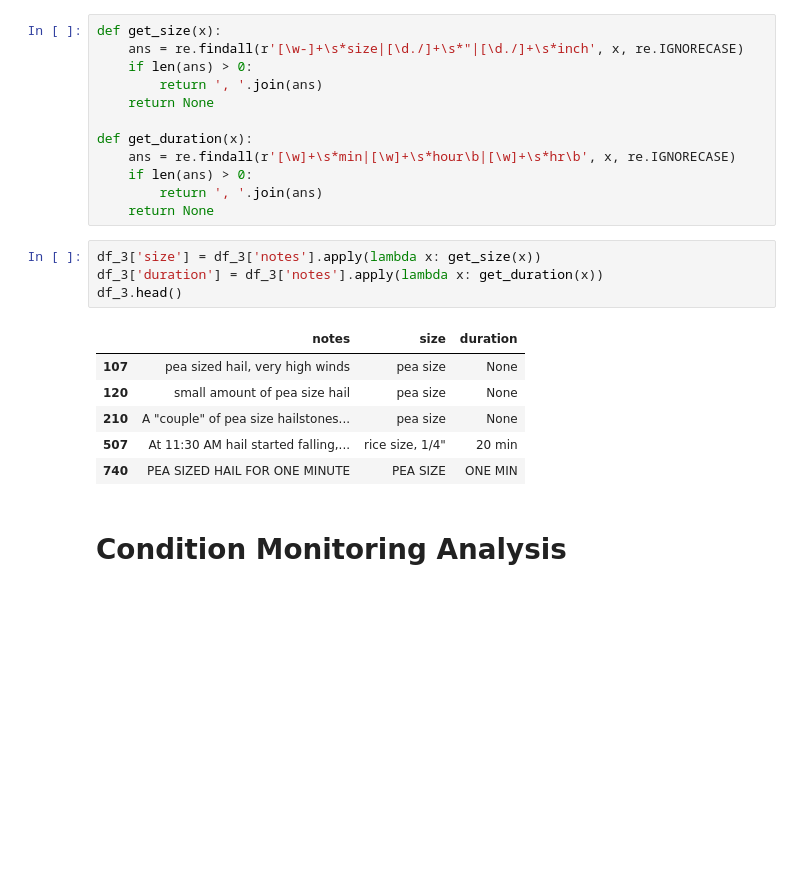
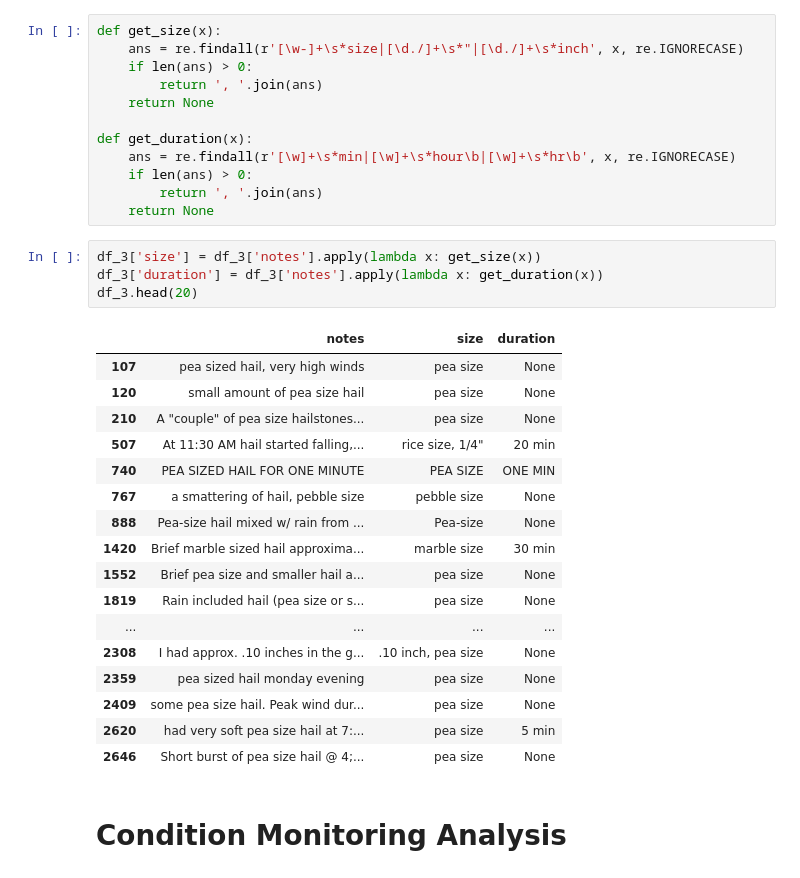
Before and after one commit to solliancenet/cocorahs-ai, a Jupyter notebook: notebooks/cocorahs-ai_book2.ipynb, the cells around one changed output. Drawn from its saved outputs; the diff is of its cells as text; blank space fills up the shorter version.

```diff
--- a/notebooks/cocorahs-ai_book2.ipynb
+++ b/notebooks/cocorahs-ai_book2.ipynb
@@ -60,14 +60,25 @@ def get_duration(x):
 # %%
 df_3['size'] = df_3['notes'].apply(lambda x: get_size(x))
 df_3['duration'] = df_3['notes'].apply(lambda x: get_duration(x))
-df_3.head()
+df_3.head(20)
 # %% [output]
 |  | notes | size | duration |
 | 107 | pea sized hail, very high winds | pea size | None |
 | 120 | small amount of pea size hail | pea size | None |
 | 210 | A "couple" of pea size hailstones... | pea size | None |
 | 507 | At 11:30 AM hail started falling,... | rice size, 1/4" | 20 min |
 | 740 | PEA SIZED HAIL FOR ONE MINUTE | PEA SIZE | ONE MIN |
+| 767 | a smattering of hail, pebble size | pebble size | None |
+| 888 | Pea-size hail mixed w/ rain from ... | Pea-size | None |
+| 1420 | Brief marble sized hail approxima... | marble size | 30 min |
+| 1552 | Brief pea size and smaller hail a... | pea size | None |
+| 1819 | Rain included hail (pea size or s... | pea size | None |
+| ... | ... | ... | ... |
+| 2308 | I had approx. .10 inches in the g... | .10 inch, pea size | None |
+| 2359 | pea sized hail monday evening | pea size | None |
+| 2409 | some pea size hail. Peak wind dur... | pea size | None |
+| 2620 | had very soft pea size hail at 7:... | pea size | 5 min |
+| 2646 | Short burst of pea size hail @ 4;... | pea size | None |
 # %% [markdown]
 # Condition Monitoring Analysis
 # %% [markdown]
```
Also changed, not shown: parts of 1 cell of this notebook, 2 other files.
